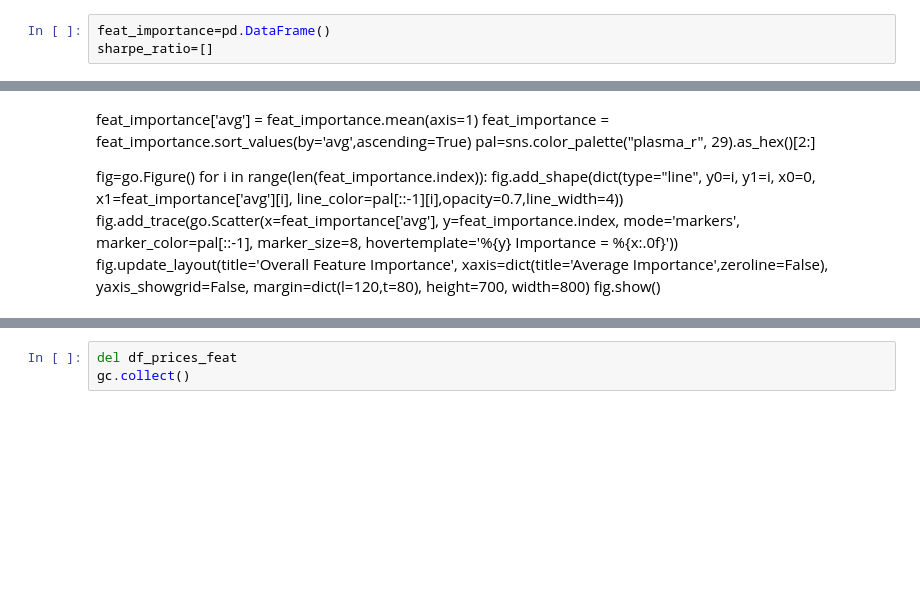
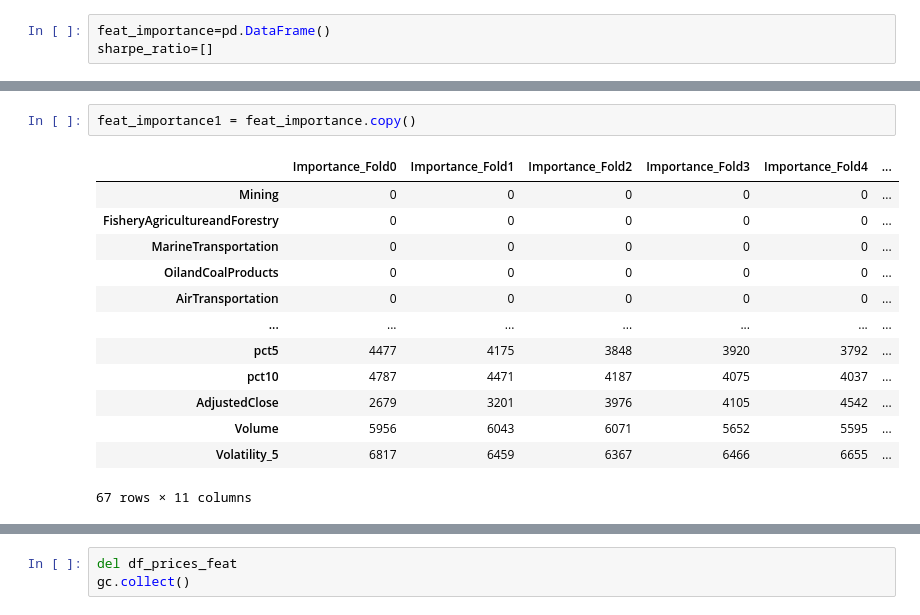
Before and after one commit to GariZabaleta/jpx-tokyo-stock-exchange-prediction, a Jupyter notebook: jpx-prediction.ipynb, the cells around one changed output, grey strips where cells are left out. Cells and saved outputs as stored; diff of their text form; blank space fills up the shorter version.

```diff
--- a/jpx-prediction.ipynb
+++ b/jpx-prediction.ipynb
@@ -1729,17 +1069,16 @@ Average cross-validation Sharpe Ratio: 0.0280, standard deviation = 0.07.
-# %% [markdown]
-feat_importance['avg'] = feat_importance.mean(axis=1)
-feat_importance = feat_importance.sort_values(by='avg',ascending=True)
-pal=sns.color_palette("plasma_r", 29).as_hex()[2:]
-
-fig=go.Figure()
-for i in range(len(feat_importance.index)):
-    fig.add_shape(dict(type="line", y0=i, y1=i, x0=0, x1=feat_importance['avg'][i],
-                       line_color=pal[::-1][i],opacity=0.7,line_width=4))
-    fig.add_trace(go.Scatter(x=feat_importance['avg'], y=feat_importance.index, mode='markers',
-                             marker_color=pal[::-1], marker_size=8,
-                             hovertemplate='%{y} Importance = %{x:.0f}<extra></extra>'))
-    fig.update_layout(title='Overall Feature Importance',
-                      xaxis=dict(title='Average Importance',zeroline=False),
-                      yaxis_showgrid=False, margin=dict(l=120,t=80),
-                      height=700, width=800)
-    fig.show()
+# %%
+feat_importance1 = feat_importance.copy()
+# %% [output]
+|  | Importance_Fold0 | Importance_Fold1 | Importance_Fold2 | Importance_Fold3 | Importance_Fold4 | ... |
+| Mining | 0 | 0 | 0 | 0 | 0 | ... |
+| FisheryAgricultureandForestry | 0 | 0 | 0 | 0 | 0 | ... |
+| MarineTransportation | 0 | 0 | 0 | 0 | 0 | ... |
+| OilandCoalProducts | 0 | 0 | 0 | 0 | 0 | ... |
+| AirTransportation | 0 | 0 | 0 | 0 | 0 | ... |
+| ... | ... | ... | ... | ... | ... | ... |
+| pct5 | 4477 | 4175 | 3848 | 3920 | 3792 | ... |
+| pct10 | 4787 | 4471 | 4187 | 4075 | 4037 | ... |
+| AdjustedClose | 2679 | 3201 | 3976 | 4105 | 4542 | ... |
+| Volume | 5956 | 6043 | 6071 | 5652 | 5595 | ... |
+| Volatility_5 | 6817 | 6459 | 6367 | 6466 | 6655 | ... |
+67 rows × 11 columns
```
Also changed, not shown: parts of 85 cells of this notebook.
